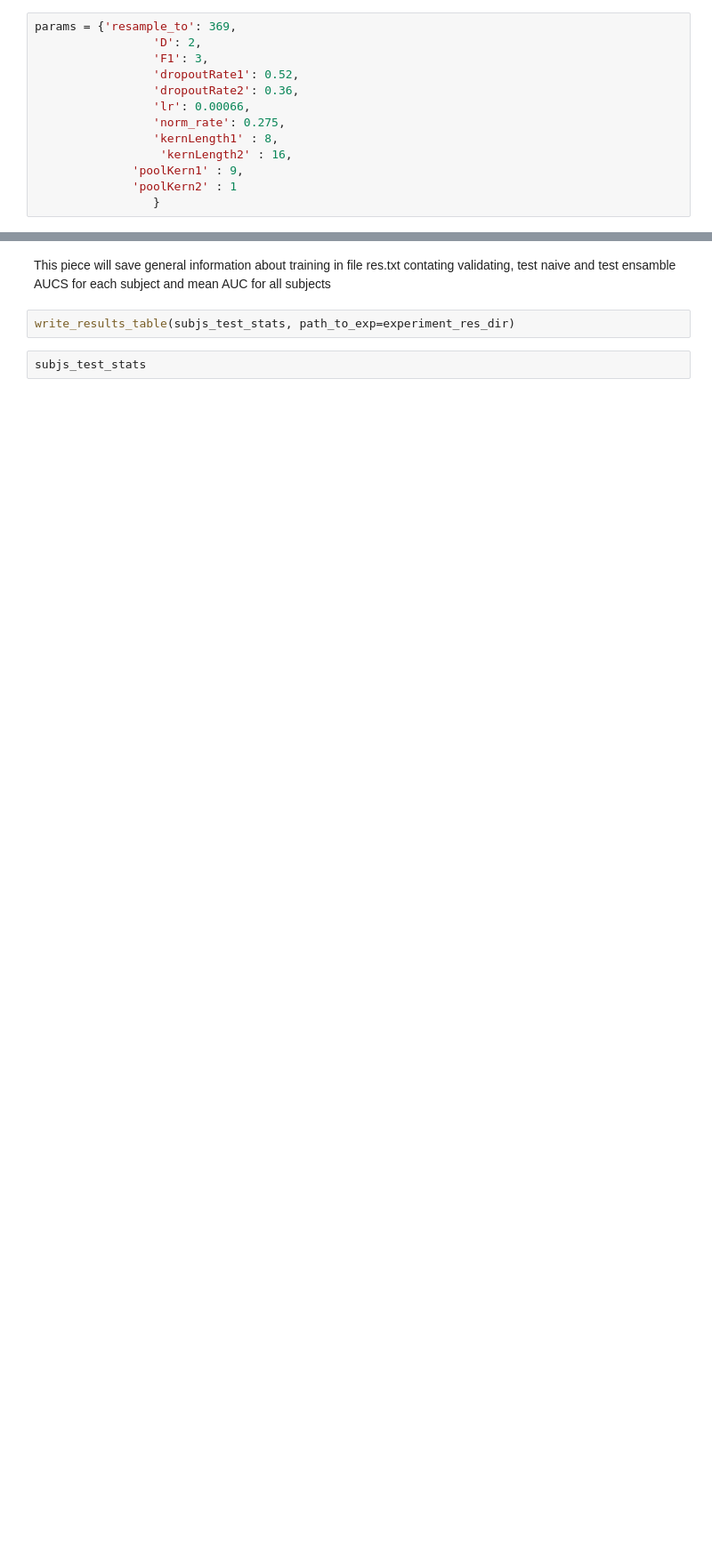
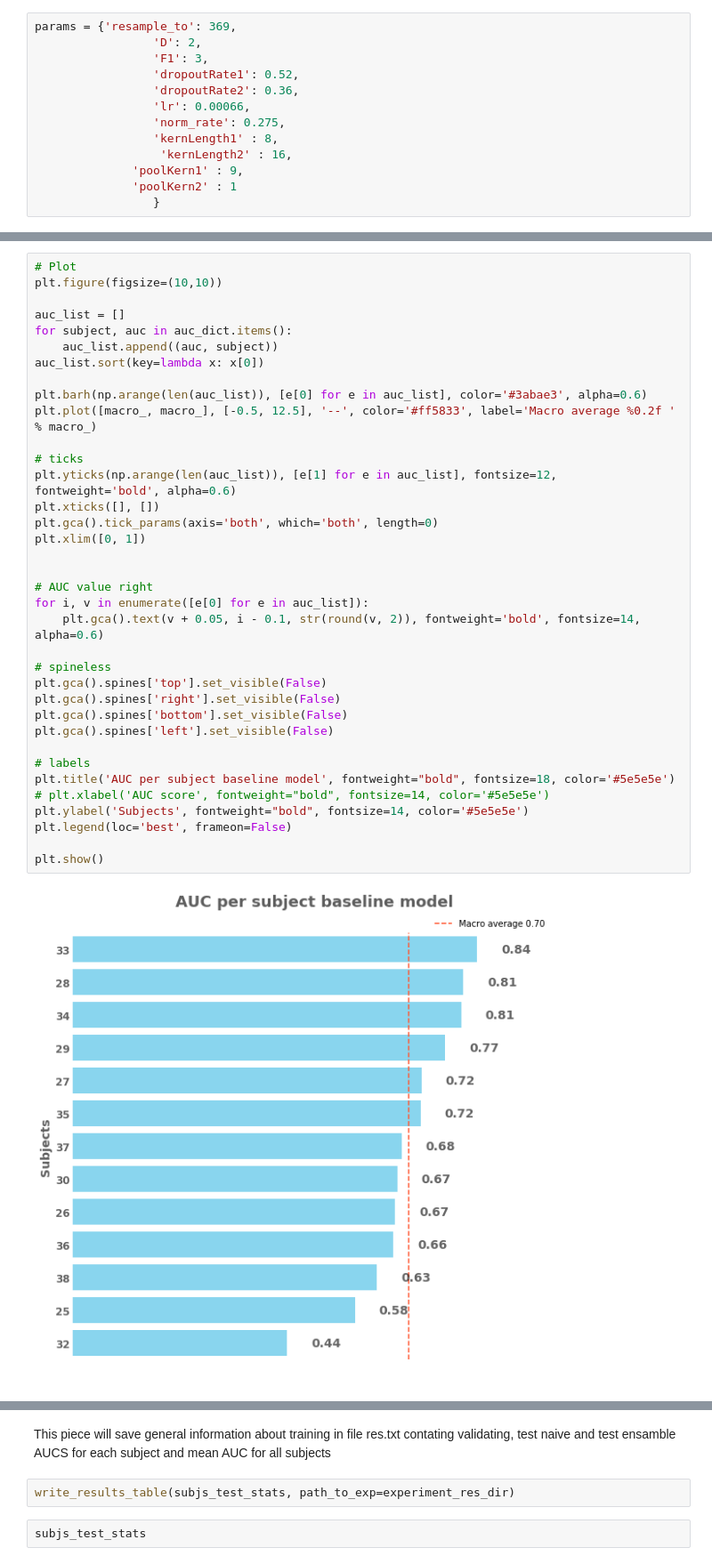
Before and after one commit to Makubu/AML, a Jupyter notebook: Chall4_ebci/group20_ebci_scratch.ipynb, the cells around one changed output, grey strips where cells are left out. Shown at 89% size. Saved outputs shown, nothing was run; the diff lists cells and outputs as text; blank space fills up the shorter version.

```diff
--- a/Chall4_ebci/group20_ebci_scratch.ipynb
+++ b/Chall4_ebci/group20_ebci_scratch.ipynb
@@ -696,0 +789,38 @@ params = {'resample_to': 369,
+# %%
+# Plot
+plt.figure(figsize=(10,10))
+
+auc_list = []
+for subject, auc in auc_dict.items():
+    auc_list.append((auc, subject))
+auc_list.sort(key=lambda x: x[0])
+
+plt.barh(np.arange(len(auc_list)), [e[0] for e in auc_list], color='#3abae3', alpha=0.6)
+plt.plot([macro_, macro_], [-0.5, 12.5], '--', color='#ff5833', label='Macro average %0.2f ' % macro_)
+
+# ticks
+plt.yticks(np.arange(len(auc_list)), [e[1] for e in auc_list], fontsize=12, fontweight='bold', alpha=0.6)
+plt.xticks([], [])
+plt.gca().tick_params(axis='both', which='both', length=0)
+plt.xlim([0, 1])
+
+
+# AUC value right
+for i, v in enumerate([e[0] for e in auc_list]):
+    plt.gca().text(v + 0.05, i - 0.1, str(round(v, 2)), fontweight='bold', fontsize=14, alpha=0.6)
+
+# spineless
+plt.gca().spines['top'].set_visible(False)
+plt.gca().spines['right'].set_visible(False)
+plt.gca().spines['bottom'].set_visible(False)
+plt.gca().spines['left'].set_visible(False)
+
+# labels
+plt.title('AUC per subject baseline model', fontweight="bold", fontsize=18, color='#5e5e5e')
+# plt.xlabel('AUC score', fontweight="bold", fontsize=14, color='#5e5e5e')
+plt.ylabel('Subjects', fontweight="bold", fontsize=14, color='#5e5e5e')
+plt.legend(loc='best', frameon=False)
+
+plt.show()
+# %% [output]
+[figure, added]
```
Also changed, not shown: parts of 50 cells of this notebook, 1 other file.
